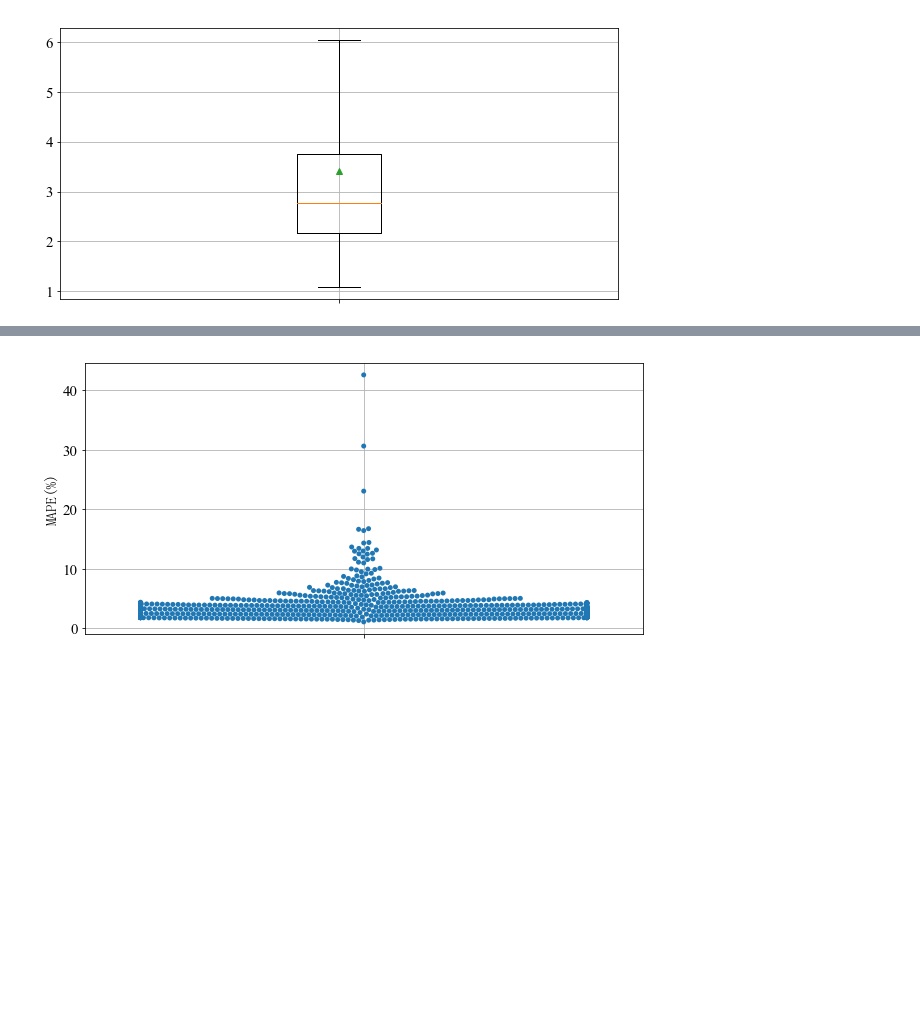
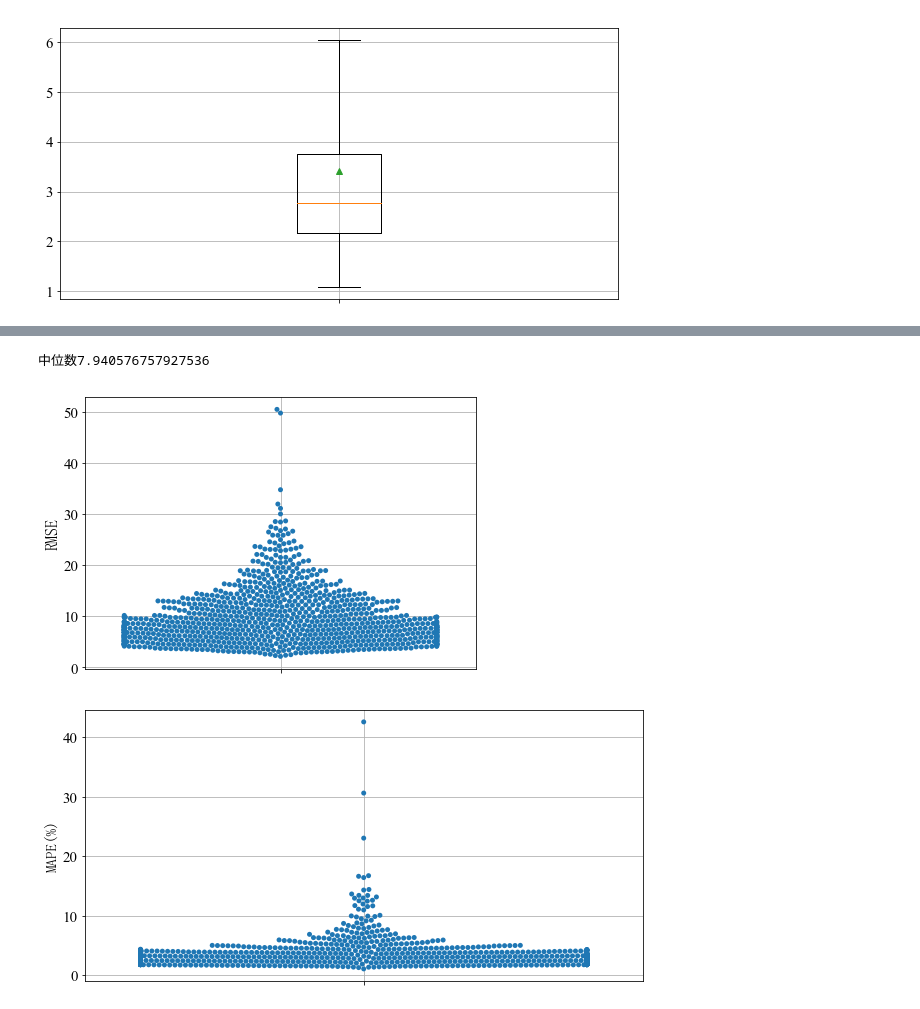
Before and after one commit to theMYang/freedom, a Jupyter notebook: 9wgangp_DST.ipynb, the cells around one changed output, grey strips where cells are left out. Drawn from its saved outputs; the diff is of its cells as text; code cells hidden in the pictures; blank space fills up the shorter version.

```diff
--- a/9wgangp_DST.ipynb
+++ b/9wgangp_DST.ipynb
@@ -688,3 +690,26 @@ print('下限'+ str(q1-1.5*(q3-q1)))
+# %%
+print('中位数'+ str(np.median(spacial_rmse)))
+# %% [output]
+中位数7.940576757927536
+# %%
+# 路网采集点平均rmse分布
+
+plt.rcParams.update({'font.size': font_size})
+fig, ax = plt.subplots(figsize=(7, 5))
+x_labels=['']
+spacial_rmse = np.sqrt(np.mean(np.square(y_true - y_pred), axis=0)).reshape(1024)
+spacial_rmse[spacial_rmse == spacial_rmse.max()] = 49.7
+
+sns.swarmplot(data=spacial_rmse, size=5)
+
+ax.set_xticklabels(x_labels)
+plt.ylabel('RMSE', fontproperties=font, fontsize=16)
+
+plt.grid(True)
+
+# plt.savefig('./pic/毕设/rmse分析_wgandst点图_实验二.jpg', dpi=300)
+# %% [output]
+[figure, added]
 # %%
 # 路网采集点平均mape分布
 
```
Also changed, not shown: parts of 10 cells of this notebook, 34 other files.
